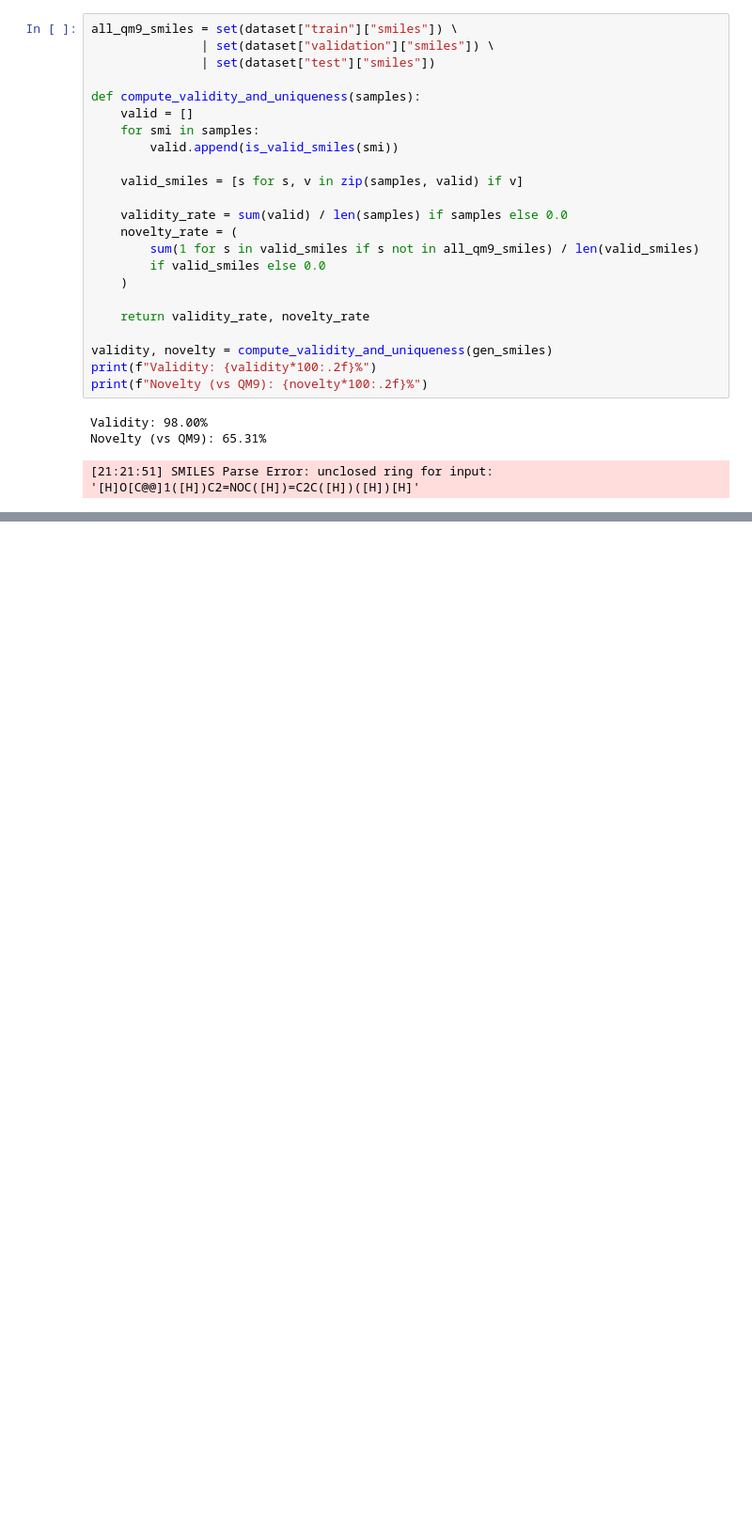
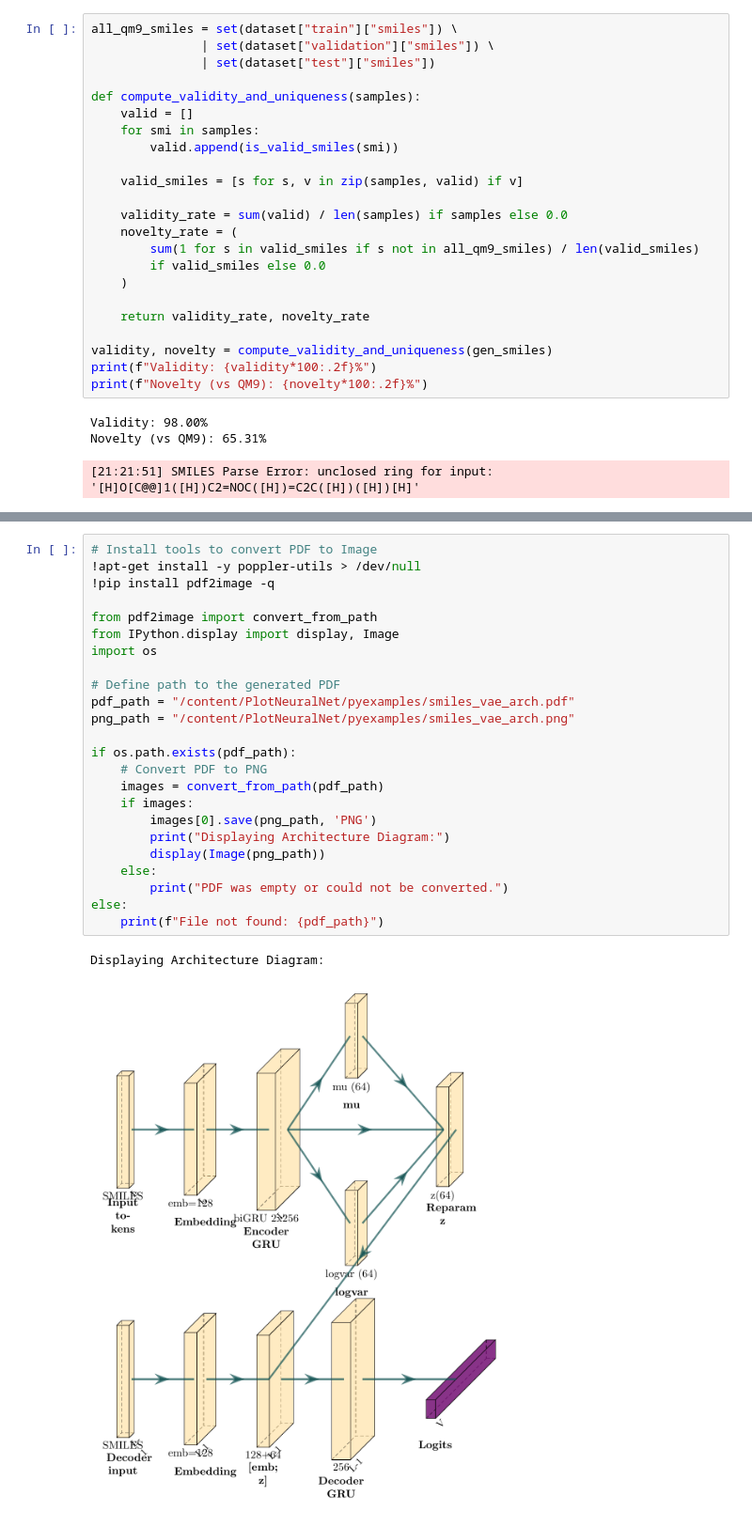
Before and after one commit to christopherlh2005/molecule-generation, a Jupyter notebook: DL_Final_Project.ipynb, the cells around one changed output, grey strips where cells are left out. Shown at 94% size. Cells and saved outputs as stored; diff of their text form; blank space fills up the shorter version.

```diff
--- a/DL_Final_Project.ipynb
+++ b/DL_Final_Project.ipynb
@@ -497,0 +913,27 @@ Novelty (vs QM9): 65.31%
+# %%
+# Install tools to convert PDF to Image
+!apt-get install -y poppler-utils > /dev/null
+!pip install pdf2image -q
+
+from pdf2image import convert_from_path
+from IPython.display import display, Image
+import os
+
+# Define path to the generated PDF
+pdf_path = "/content/PlotNeuralNet/pyexamples/smiles_vae_arch.pdf"
+png_path = "/content/PlotNeuralNet/pyexamples/smiles_vae_arch.png"
+
+if os.path.exists(pdf_path):
+    # Convert PDF to PNG
+    images = convert_from_path(pdf_path)
+    if images:
+        images[0].save(png_path, 'PNG')
+        print("Displaying Architecture Diagram:")
+        display(Image(png_path))
+    else:
+        print("PDF was empty or could not be converted.")
+else:
+    print(f"File not found: {pdf_path}")
+# %% [output]
+Displaying Architecture Diagram:
+[figure, added]
```
Also changed, not shown: parts of 11 cells of this notebook.
